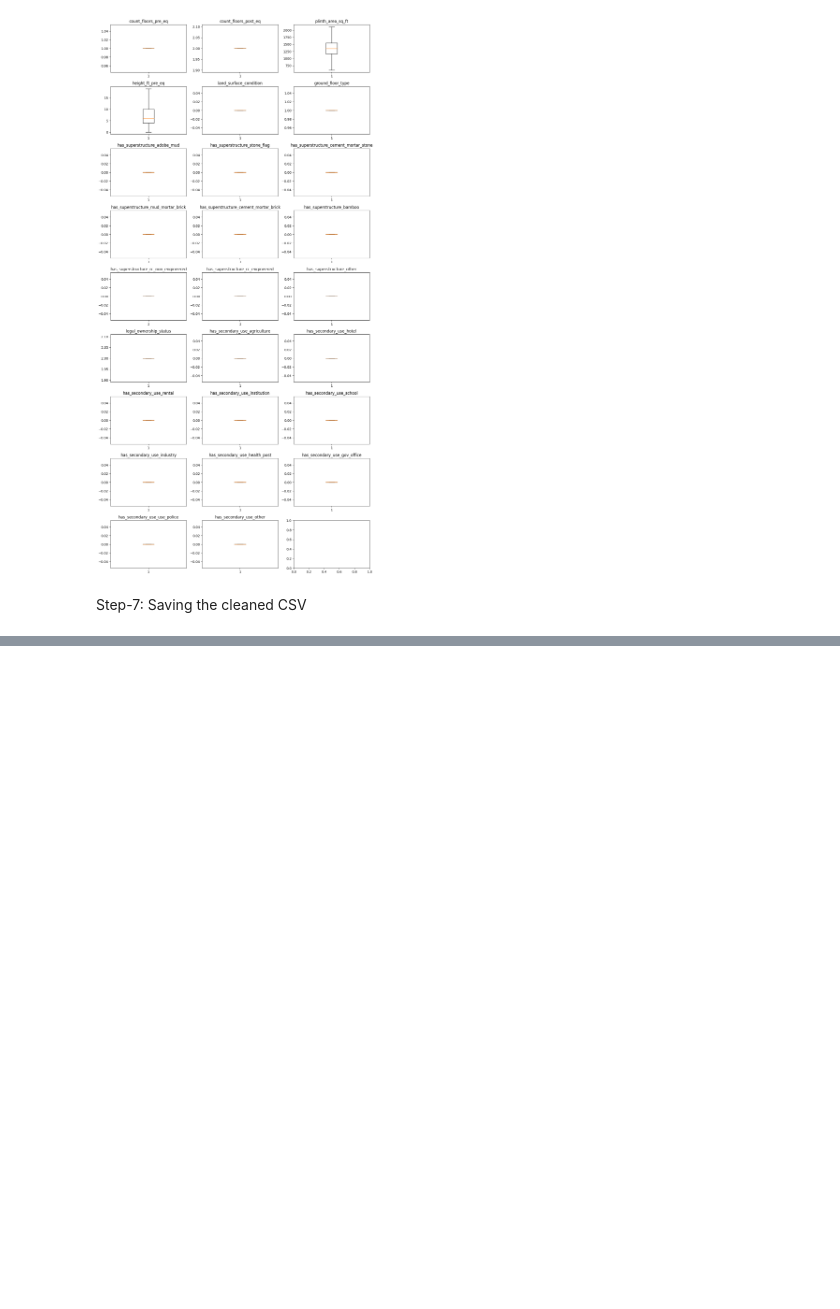
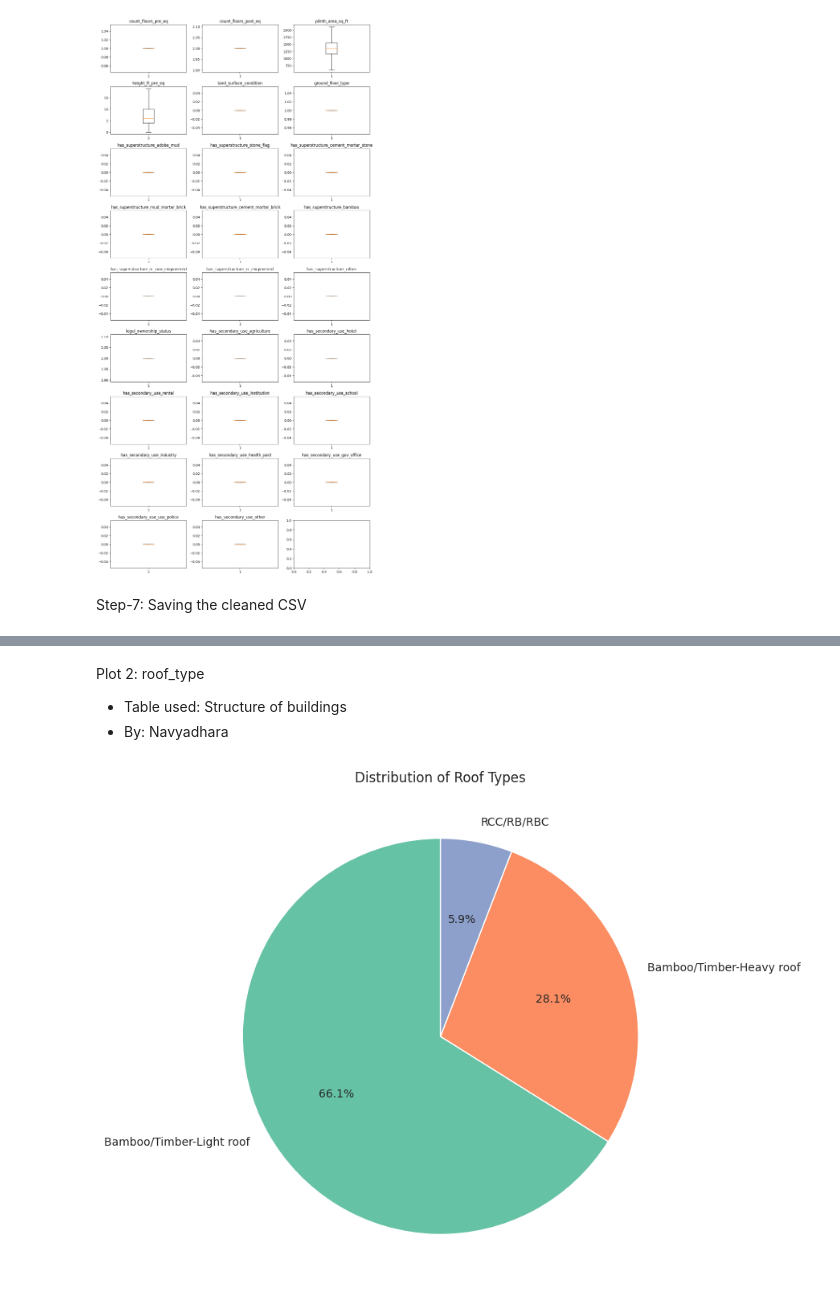
Before and after one commit to navydhara79/cs418-sp23-DarthVader, a Jupyter notebook: IDS_Progress_mid.ipynb, the cells around one changed output, grey strips where cells are left out. Drawn from its saved outputs; the diff is of its cells as text; code cells hidden in the pictures; blank space fills up the shorter version.

```diff
--- a/IDS_Progress_mid.ipynb
+++ b/IDS_Progress_mid.ipynb
@@ -270,0 +296,17 @@ df = pd.read_csv('merged_data.csv')
+# %% [markdown]
+Plot 2: roof_type
+
+- Table used: Structure of buildings
+- By: Navyadhara
+# %%
+roof_type_counts = df_structure['roof_type'].value_counts()
+colors = sns.color_palette('Set2')
+
+
+plt.figure(figsize=(8, 8))
+plt.pie(roof_type_counts, labels=roof_type_counts.index, autopct='%1.1f%%', startangle=90, colors=colors)
+plt.title('Distribution of Roof Types')
+# Show the plot
+plt.show()
+# %% [output]
+[figure, added]
```
Also changed, not shown: parts of 4 cells of this notebook.
